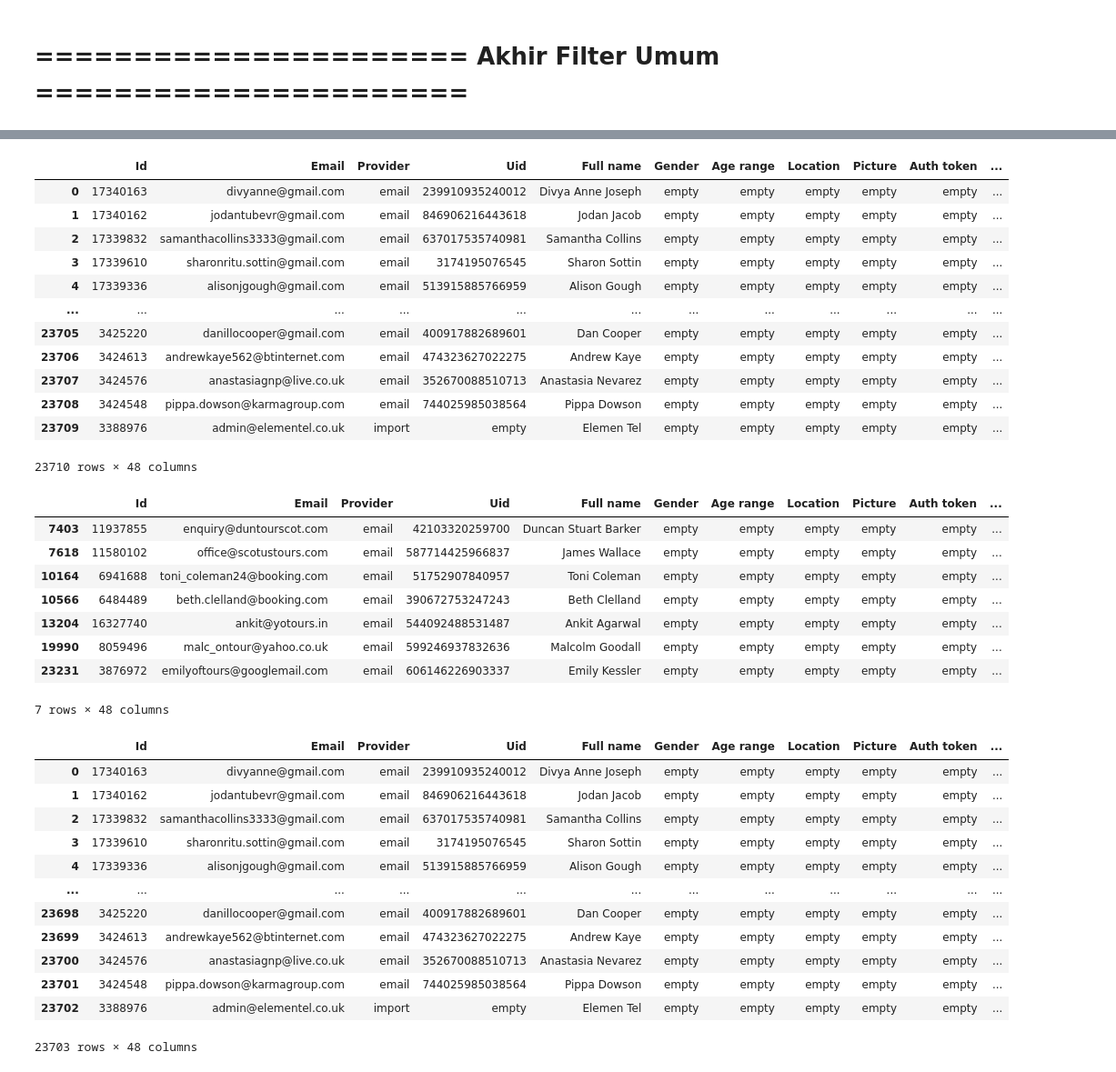
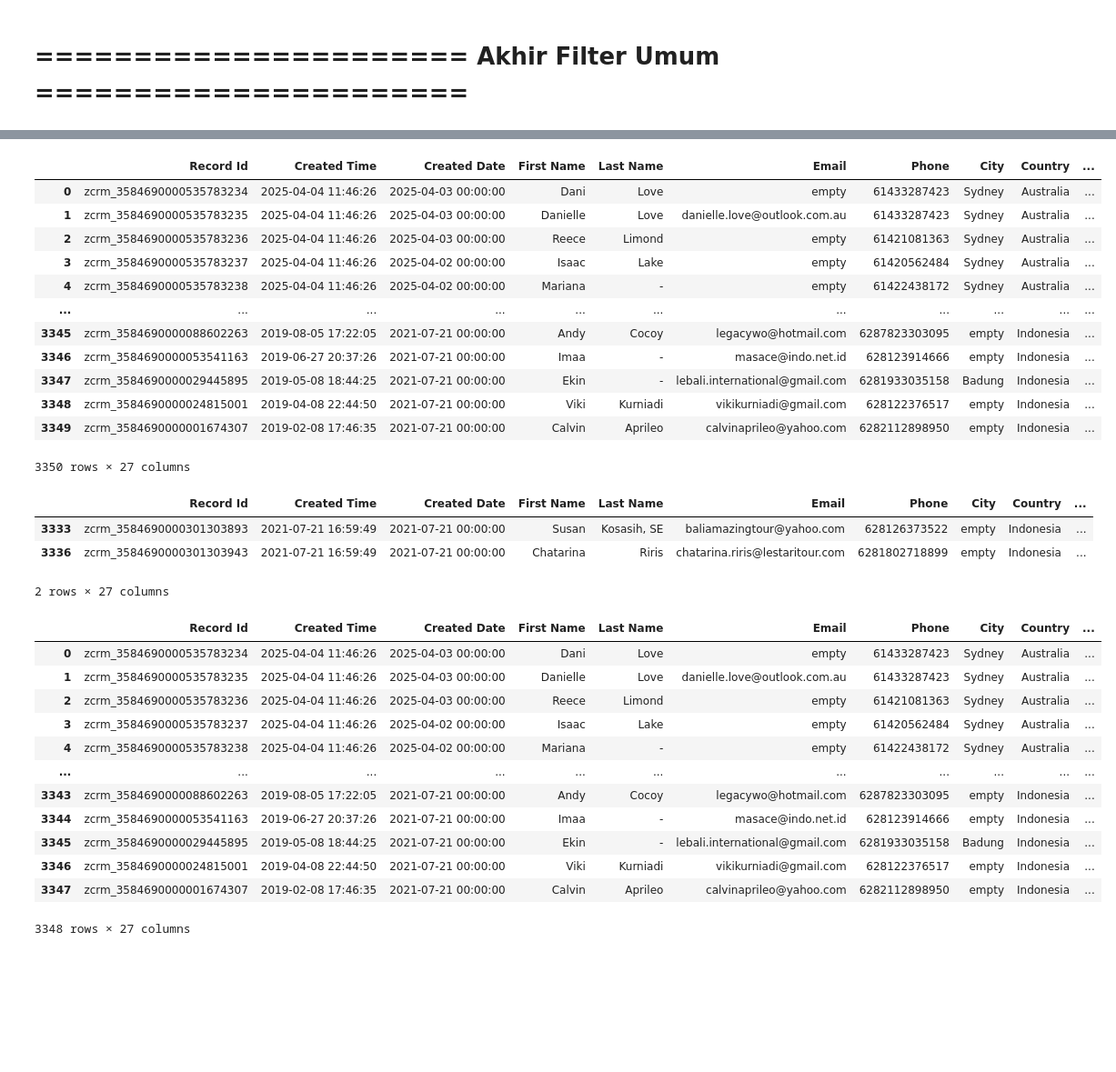
Before and after one commit to fajarfat1195/python.github.io, a Jupyter notebook: zoho_data_app/user_req_file copy.ipynb, the cells around one changed output, grey strips where cells are left out. Shown: that part at 91% size. Cells and saved outputs as stored; diff of their text form; code cells hidden in the pictures; blank space fills up the shorter version.

```diff
--- a/zoho_data_app/user_req_file copy.ipynb
+++ b/zoho_data_app/user_req_file copy.ipynb
@@ -43,9 +43,9 @@ cols = ['Record Id',
 The autoreload extension is already loaded. To reload it, use:
   %reload_ext autoreload
 # %%
-path = r'C:\Users\fajar.fatoni\Documents\Python\Data\Beambox\df_beambox.xlsx'
+path = r'C:\Users\fajar.fatoni\Documents\Python\Data\Karma Kandara - Wedding Leads.xlsx'
 # zoho_df = pd.read_csv(path, dtype='string')
-zoho_df = pd.read_excel(path, dtype='string', sheet_name='Sheet1')
+zoho_df = pd.read_excel(path, dtype='string', sheet_name='KK Wedding Leads')
 
 zoho_df.reset_index(drop=True, inplace=True)
 count_filter_awal = zoho_df.shape[0]
@@ -145,25 +139,25 @@ zoho_df.loc[zoho_df.duplicated(subset=['Phone','Mobile','Email','filename'])]
 # %%
-zoho_df.drop_duplicates(subset=['Phone','Mobile','Email','filename'], inplace=True)
+zoho_df.drop_duplicates(subset=['Phone','Mobile','Email','Lead Source Description'], inplace=True)
 zoho_df.reset_index(drop=True, inplace=True)
 
 # hitung jumlah setelah value duplicate dihapus
 count_after_dedup_duplicate = zoho_df.shape[0]
 
 zoho_df
 # %% [output]
-|  | Id | Email | Provider | Uid | Full name | Gender | Age range | Location | Picture | Auth token | ... |
-| 0 | 17340163 | divyanne@gmail.com | email | 239910935240012 | Divya Anne Joseph | empty | empty | empty | empty | empty | ... |
-| 1 | 17340162 | jodantubevr@gmail.com | email | 846906216443618 | Jodan Jacob | empty | empty | empty | empty | empty | ... |
-| 2 | 17339832 | samanthacollins3333@gmail.com | email | 637017535740981 | Samantha Collins | empty | empty | empty | empty | empty | ... |
-| 3 | 17339610 | sharonritu.sottin@gmail.com | email | 3174195076545 | Sharon Sottin | empty | empty | empty | empty | empty | ... |
-| 4 | 17339336 | alisonjgough@gmail.com | email | 513915885766959 | Alison Gough | empty | empty | empty | empty | empty | ... |
-| ... | ... | ... | ... | ... | ... | ... | ... | ... | ... | ... | ... |
-| 23705 | 3425220 | danillocooper@gmail.com | email | 400917882689601 | Dan Cooper | empty | empty | empty | empty | empty | ... |
-| 23706 | 3424613 | andrewkaye562@btinternet.com | email | 474323627022275 | Andrew Kaye | empty | empty | empty | empty | empty | ... |
-| 23707 | 3424576 | anastasiagnp@live.co.uk | email | 352670088510713 | Anastasia Nevarez | empty | empty | empty | empty | empty | ... |
-| 23708 | 3424548 | pippa.dowson@karmagroup.com | email | 744025985038564 | Pippa Dowson | empty | empty | empty | empty | empty | ... |
-| 23709 | 3388976 | admin@elementel.co.uk | import | empty | Elemen Tel | empty | empty | empty | empty | empty | ... |
+|  | Record Id | Created Time | Created Date | First Name | Last Name | Email | Phone | City | Country | ... |
+| 0 | zcrm_3584690000535783234 | 2025-04-04 11:46:26 | 2025-04-03 00:00:00 | Dani | Love | empty | 61433287423 | Sydney | Australia | ... |
+| 1 | zcrm_3584690000535783235 | 2025-04-04 11:46:26 | 2025-04-03 00:00:00 | Danielle | Love | danielle.love@outlook.com.au | 61433287423 | Sydney | Australia | ... |
+| 2 | zcrm_3584690000535783236 | 2025-04-04 11:46:26 | 2025-04-03 00:00:00 | Reece | Limond | empty | 61421081363 | Sydney | Australia | ... |
+| 3 | zcrm_3584690000535783237 | 2025-04-04 11:46:26 | 2025-04-02 00:00:00 | Isaac | Lake | empty | 61420562484 | Sydney | Australia | ... |
+| 4 | zcrm_3584690000535783238 | 2025-04-04 11:46:26 | 2025-04-02 00:00:00 | Mariana | - | empty | 61422438172 | Sydney | Australia | ... |
+| ... | ... | ... | ... | ... | ... | ... | ... | ... | ... | ... |
+| 3345 | zcrm_3584690000088602263 | 2019-08-05 17:22:05 | 2021-07-21 00:00:00 | Andy | Cocoy | legacywo@hotmail.com | 6287823303095 | empty | Indonesia | ... |
+| 3346 | zcrm_3584690000053541163 | 2019-06-27 20:37:26 | 2021-07-21 00:00:00 | Imaa | - | masace@indo.net.id | 628123914666 | empty | Indonesia | ... |
+| 3347 | zcrm_3584690000029445895 | 2019-05-08 18:44:25 | 2021-07-21 00:00:00 | Ekin | - | lebali.international@gmail.com | 6281933035158 | Badung | Indonesia | ... |
+| 3348 | zcrm_3584690000024815001 | 2019-04-08 22:44:50 | 2021-07-21 00:00:00 | Viki | Kurniadi | vikikurniadi@gmail.com | 628122376517 | empty | Indonesia | ... |
+| 3349 | zcrm_3584690000001674307 | 2019-02-08 17:46:35 | 2021-07-21 00:00:00 | Calvin | Aprileo | calvinaprileo@yahoo.com | 6282112898950 | empty | Indonesia | ... |
-23710 rows × 48 columns
+3350 rows × 27 columns
 # %%
 # # Cek leads test
 # test_leads = zoho_df.loc[
@@ -209,15 +203,10 @@ count_email_OTA = email_OTA.shape[0]
 
 email_OTA
 # %% [output]
-|  | Id | Email | Provider | Uid | Full name | Gender | Age range | Location | Picture | Auth token | ... |
-| 7403 | 11937855 | enquiry@duntourscot.com | email | 42103320259700 | Duncan Stuart Barker | empty | empty | empty | empty | empty | ... |
-| 7618 | 11580102 | office@scotustours.com | email | 587714425966837 | James Wallace | empty | empty | empty | empty | empty | ... |
-| 10164 | 6941688 | toni_coleman24@booking.com | email | 51752907840957 | Toni Coleman | empty | empty | empty | empty | empty | ... |
-| 10566 | 6484489 | beth.clelland@booking.com | email | 390672753247243 | Beth Clelland | empty | empty | empty | empty | empty | ... |
-| 13204 | 16327740 | ankit@yotours.in | email | 544092488531487 | Ankit Agarwal | empty | empty | empty | empty | empty | ... |
-| 19990 | 8059496 | malc_ontour@yahoo.co.uk | email | 599246937832636 | Malcolm Goodall | empty | empty | empty | empty | empty | ... |
-| 23231 | 3876972 | emilyoftours@googlemail.com | email | 606146226903337 | Emily Kessler | empty | empty | empty | empty | empty | ... |
+|  | Record Id | Created Time | Created Date | First Name | Last Name | Email | Phone | City | Country | ... |
+| 3333 | zcrm_3584690000301303893 | 2021-07-21 16:59:49 | 2021-07-21 00:00:00 | Susan | Kosasih, SE | baliamazingtour@yahoo.com | 628126373522 | empty | Indonesia | ... |
+| 3336 | zcrm_3584690000301303943 | 2021-07-21 16:59:49 | 2021-07-21 00:00:00 | Chatarina | Riris | chatarina.riris@lestaritour.com | 6281802718899 | empty | Indonesia | ... |
-7 rows × 48 columns
+2 rows × 27 columns
 # %%
 # delete email OTA
 count_after_clean_OTA = m.delete_OTA(zoho_df, 'Email')
@@ -225,19 +214,19 @@ count_after_clean_OTA = m.delete_OTA(zoho_df, 'Email')
 
 zoho_df
 # %% [output]
-|  | Id | Email | Provider | Uid | Full name | Gender | Age range | Location | Picture | Auth token | ... |
-| 0 | 17340163 | divyanne@gmail.com | email | 239910935240012 | Divya Anne Joseph | empty | empty | empty | empty | empty | ... |
-| 1 | 17340162 | jodantubevr@gmail.com | email | 846906216443618 | Jodan Jacob | empty | empty | empty | empty | empty | ... |
-| 2 | 17339832 | samanthacollins3333@gmail.com | email | 637017535740981 | Samantha Collins | empty | empty | empty | empty | empty | ... |
-| 3 | 17339610 | sharonritu.sottin@gmail.com | email | 3174195076545 | Sharon Sottin | empty | empty | empty | empty | empty | ... |
-| 4 | 17339336 | alisonjgough@gmail.com | email | 513915885766959 | Alison Gough | empty | empty | empty | empty | empty | ... |
-| ... | ... | ... | ... | ... | ... | ... | ... | ... | ... | ... | ... |
-| 23698 | 3425220 | danillocooper@gmail.com | email | 400917882689601 | Dan Cooper | empty | empty | empty | empty | empty | ... |
-| 23699 | 3424613 | andrewkaye562@btinternet.com | email | 474323627022275 | Andrew Kaye | empty | empty | empty | empty | empty | ... |
-| 23700 | 3424576 | anastasiagnp@live.co.uk | email | 352670088510713 | Anastasia Nevarez | empty | empty | empty | empty | empty | ... |
-| 23701 | 3424548 | pippa.dowson@karmagroup.com | email | 744025985038564 | Pippa Dowson | empty | empty | empty | empty | empty | ... |
-| 23702 | 3388976 | admin@elementel.co.uk | import | empty | Elemen Tel | empty | empty | empty | empty | empty | ... |
+|  | Record Id | Created Time | Created Date | First Name | Last Name | Email | Phone | City | Country | ... |
+| 0 | zcrm_3584690000535783234 | 2025-04-04 11:46:26 | 2025-04-03 00:00:00 | Dani | Love | empty | 61433287423 | Sydney | Australia | ... |
+| 1 | zcrm_3584690000535783235 | 2025-04-04 11:46:26 | 2025-04-03 00:00:00 | Danielle | Love | danielle.love@outlook.com.au | 61433287423 | Sydney | Australia | ... |
+| 2 | zcrm_3584690000535783236 | 2025-04-04 11:46:26 | 2025-04-03 00:00:00 | Reece | Limond | empty | 61421081363 | Sydney | Australia | ... |
+| 3 | zcrm_3584690000535783237 | 2025-04-04 11:46:26 | 2025-04-02 00:00:00 | Isaac | Lake | empty | 61420562484 | Sydney | Australia | ... |
+| 4 | zcrm_3584690000535783238 | 2025-04-04 11:46:26 | 2025-04-02 00:00:00 | Mariana | - | empty | 61422438172 | Sydney | Australia | ... |
+| ... | ... | ... | ... | ... | ... | ... | ... | ... | ... | ... |
+| 3343 | zcrm_3584690000088602263 | 2019-08-05 17:22:05 | 2021-07-21 00:00:00 | Andy | Cocoy | legacywo@hotmail.com | 6287823303095 | empty | Indonesia | ... |
+| 3344 | zcrm_3584690000053541163 | 2019-06-27 20:37:26 | 2021-07-21 00:00:00 | Imaa | - | masace@indo.net.id | 628123914666 | empty | Indonesia | ... |
+| 3345 | zcrm_3584690000029445895 | 2019-05-08 18:44:25 | 2021-07-21 00:00:00 | Ekin | - | lebali.international@gmail.com | 6281933035158 | Badung | Indonesia | ... |
+| 3346 | zcrm_3584690000024815001 | 2019-04-08 22:44:50 | 2021-07-21 00:00:00 | Viki | Kurniadi | vikikurniadi@gmail.com | 628122376517 | empty | Indonesia | ... |
+| 3347 | zcrm_3584690000001674307 | 2019-02-08 17:46:35 | 2021-07-21 00:00:00 | Calvin | Aprileo | calvinaprileo@yahoo.com | 6282112898950 | empty | Indonesia | ... |
-23703 rows × 48 columns
+3348 rows × 27 columns
 # %%
 # Cek Email Karma
 email_karma = m.find_karma(zoho_df, 'Email')
```
Also changed, not shown: parts of 9 cells of this notebook, 5 other files.
